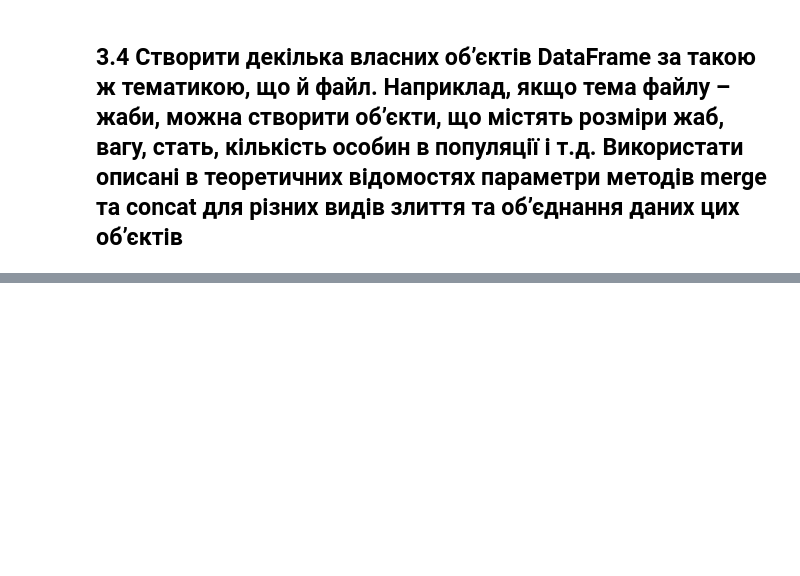
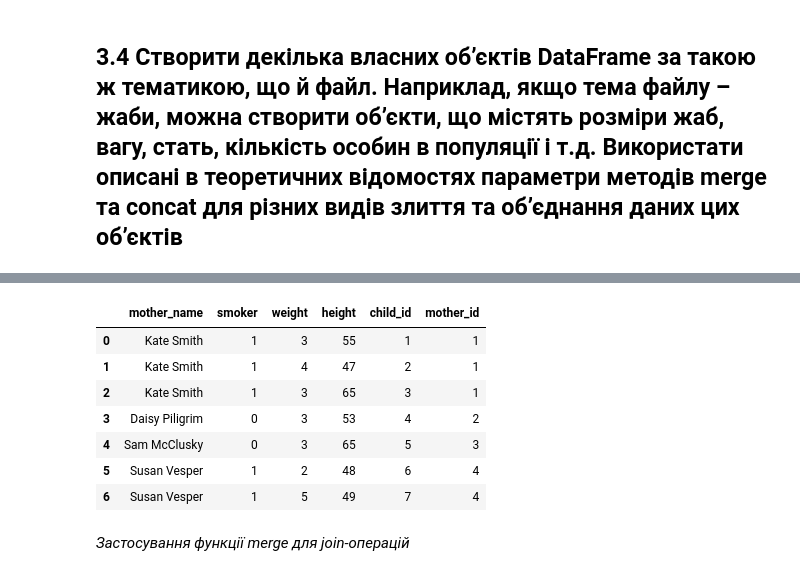
Before and after one commit to SideShowBoBGOT/DataAnalysisFifthSemester, a Jupyter notebook: Lab3/lab3.ipynb, the cells around one changed output, grey strips where cells are left out. Cells and saved outputs as stored; diff of their text form; code cells hidden in the pictures; blank space fills up the shorter version.

```diff
--- a/Lab3/lab3.ipynb
+++ b/Lab3/lab3.ipynb
@@ -299,0 +302,25 @@ df[(df['smoker'] == 1) & (df['mage'] >= 30)]
+# %%
+mothers = pd.DataFrame(dict(id=[1, 2, 3, 4], mother_name=[
+    'Kate Smith', 'Daisy Piligrim', 'Sam McClusky', 'Susan Vesper']))
+smokers = pd.DataFrame(dict(id=[1, 2, 3, 4], smoker=[1, 0, 0, 1]))
+children = pd.DataFrame(dict(id=[1, 2, 3, 4, 5, 6, 7],
+                             weight=[3, 4, 3, 3, 3, 2, 5],
+                             height=[55, 47, 65, 53, 65, 48, 49]))
+mothers_children = pd.DataFrame(dict(child_id=[1, 2, 3, 4, 5, 6, 7],
+                        mother_id=[1, 1, 1, 2, 3, 4, 4]))
+m_smokers = pd.merge(mothers, smokers, left_on='id', right_on='id')
+m_c =  pd.merge(children, mothers_children,
+                left_on='id', right_on='child_id').drop('id', axis=1)
+pd.merge(m_smokers, m_c, left_on='id',
+         right_on='mother_id').drop('id', axis=1)
+# %% [output]
+|  | mother_name | smoker | weight | height | child_id | mother_id |
+| 0 | Kate Smith | 1 | 3 | 55 | 1 | 1 |
+| 1 | Kate Smith | 1 | 4 | 47 | 2 | 1 |
+| 2 | Kate Smith | 1 | 3 | 65 | 3 | 1 |
+| 3 | Daisy Piligrim | 0 | 3 | 53 | 4 | 2 |
+| 4 | Sam McClusky | 0 | 3 | 65 | 5 | 3 |
+| 5 | Susan Vesper | 1 | 2 | 48 | 6 | 4 |
+| 6 | Susan Vesper | 1 | 5 | 49 | 7 | 4 |
+# %% [markdown]
+*Застосування функції merge для join-операцій*
```
Also changed, not shown: parts of 1 cell of this notebook.
